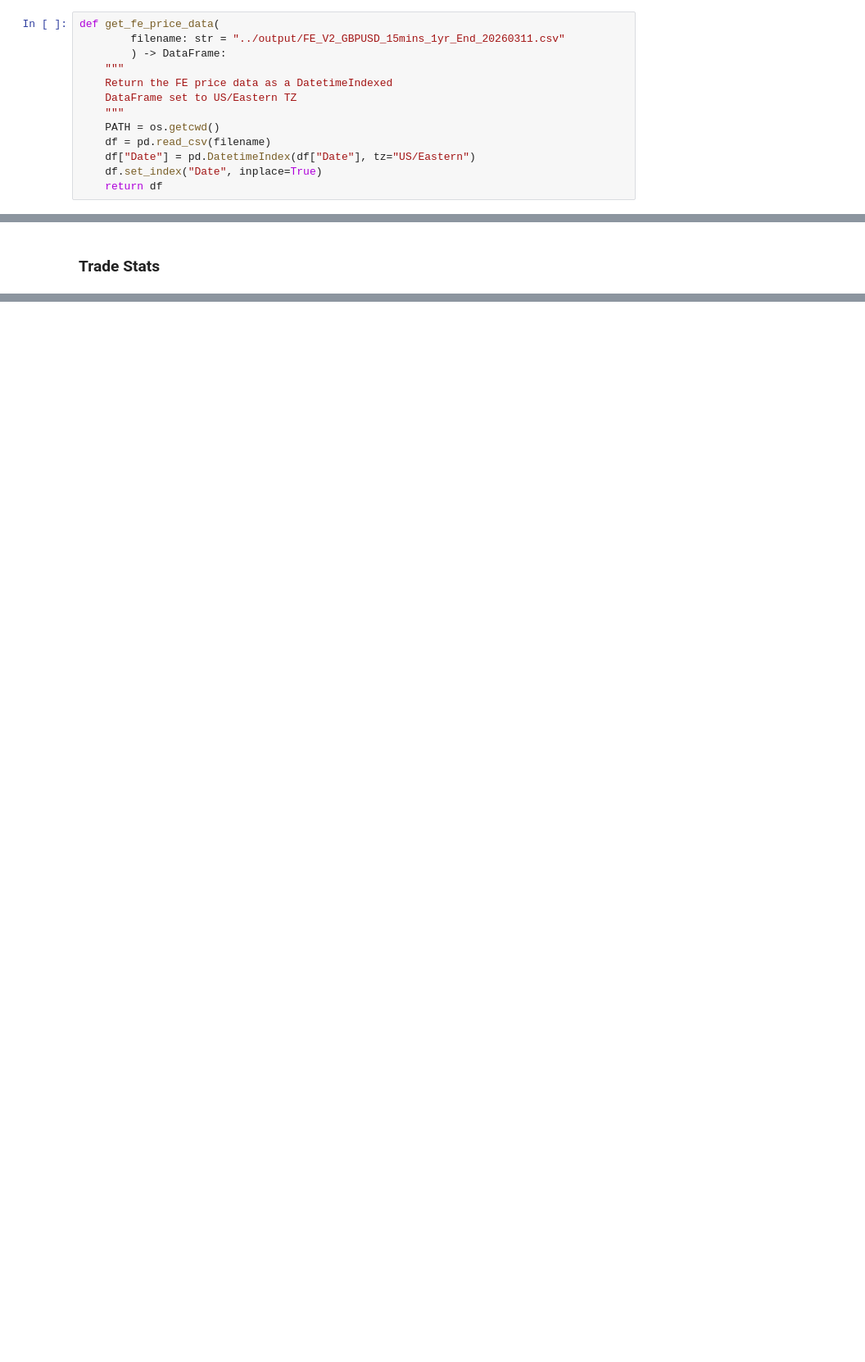
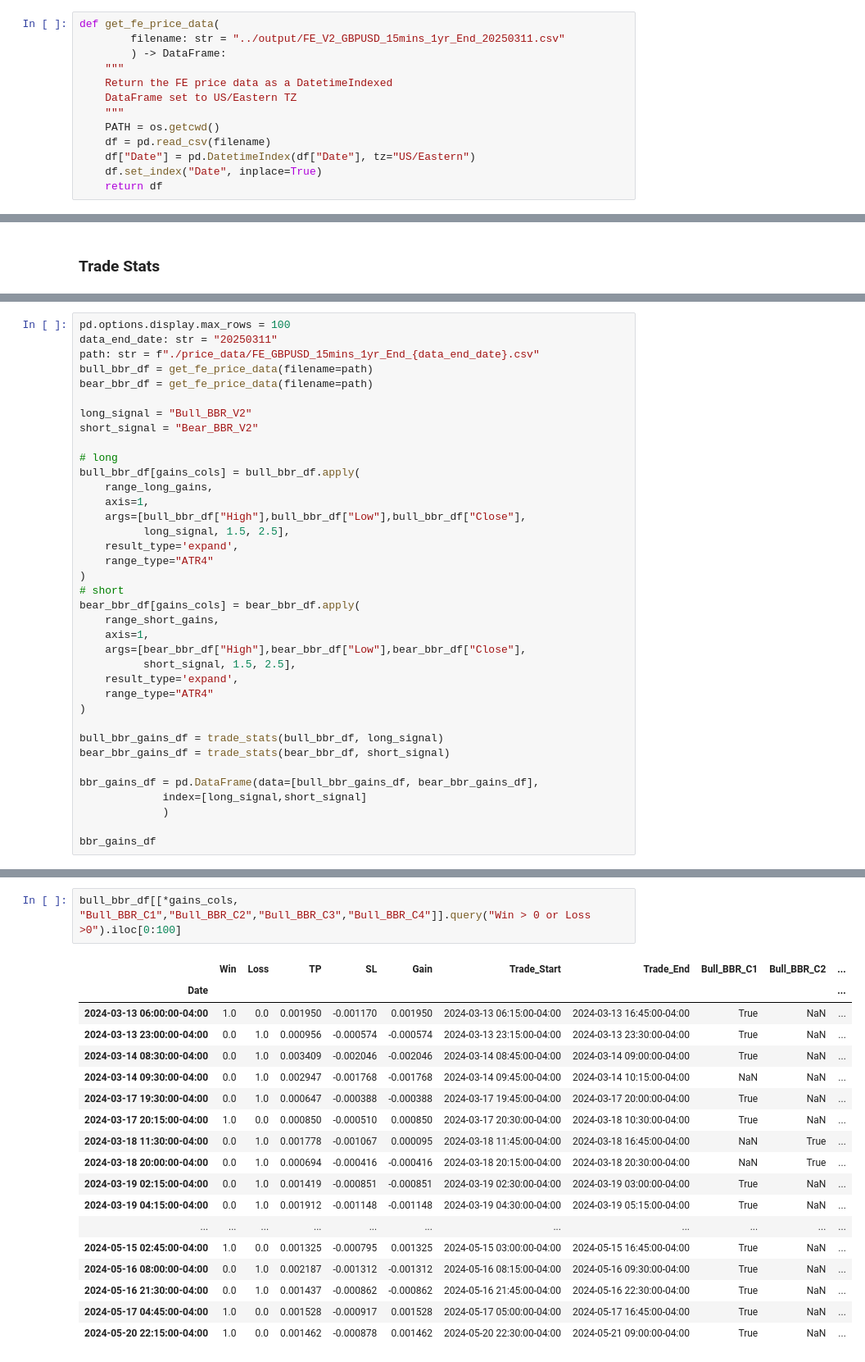
Before and after one commit to root-at-iyn/FXTradingResearch, a Jupyter notebook: research/bb_reversal_v1.ipynb, the cells around one changed output, grey strips where cells are left out. Shown at 82% size. Cells and saved outputs as stored; diff of their text form; blank space fills up the shorter version.

Commit message:
initial signal backtest for BO, SMA_BO, and BBR_V2

```diff
--- a/research/bb_reversal_v1.ipynb
+++ b/research/bb_reversal_v1.ipynb
@@ -14,7 +14,7 @@ import plotly.graph_objects as go
 ### Get FE Data
 # %%
 def get_fe_price_data(
-        filename: str = "../output/FE_V2_GBPUSD_15mins_1yr_End_20260311.csv"
+        filename: str = "../output/FE_V2_GBPUSD_15mins_1yr_End_20250311.csv"
         ) -> DataFrame:
     """
     Return the FE price data as a DatetimeIndexed
@@ -237,0 +414,37 @@ def trade_stats(df: DataFrame, signal_name: str):
+# %%
+pd.options.display.max_rows = 100
+data_end_date: str = "20250311"
+path: str = f"./price_data/FE_GBPUSD_15mins_1yr_End_{data_end_date}.csv"
+bull_bbr_df = get_fe_price_data(filename=path)
+bear_bbr_df = get_fe_price_data(filename=path)
+
+long_signal = "Bull_BBR_V2"
+short_signal = "Bear_BBR_V2"
+
+# long
+bull_bbr_df[gains_cols] = bull_bbr_df.apply(
+    range_long_gains,
+    axis=1,
+    args=[bull_bbr_df["High"],bull_bbr_df["Low"],bull_bbr_df["Close"],
+          long_signal, 1.5, 2.5],
+    result_type='expand',
+    range_type="ATR4"
+)
+# short
+bear_bbr_df[gains_cols] = bear_bbr_df.apply(
+    range_short_gains,
+    axis=1,
+    args=[bear_bbr_df["High"],bear_bbr_df["Low"],bear_bbr_df["Close"],
+          short_signal, 1.5, 2.5],
+    result_type='expand',
+    range_type="ATR4"
+)
+
+bull_bbr_gains_df = trade_stats(bull_bbr_df, long_signal)
+bear_bbr_gains_df = trade_stats(bear_bbr_df, short_signal)
+
+bbr_gains_df = pd.DataFrame(data=[bull_bbr_gains_df, bear_bbr_gains_df],
+             index=[long_signal,short_signal]
+             )
+
+bbr_gains_df
@@ -237,0 +455,21 @@ def trade_stats(df: DataFrame, signal_name: str):
+# %%
+bull_bbr_df[[*gains_cols, "Bull_BBR_C1","Bull_BBR_C2","Bull_BBR_C3","Bull_BBR_C4"]].query("Win > 0 or Loss >0").iloc[0:100]
+# %% [output]
+|  | Win | Loss | TP | SL | Gain | Trade_Start | Trade_End | Bull_BBR_C1 | Bull_BBR_C2 | ... |
+| Date |  |  |  |  |  |  |  |  |  | ... |
+| 2024-03-13 06:00:00-04:00 | 1.0 | 0.0 | 0.001950 | -0.001170 | 0.001950 | 2024-03-13 06:15:00-04:00 | 2024-03-13 16:45:00-04:00 | True | NaN | ... |
+| 2024-03-13 23:00:00-04:00 | 0.0 | 1.0 | 0.000956 | -0.000574 | -0.000574 | 2024-03-13 23:15:00-04:00 | 2024-03-13 23:30:00-04:00 | True | NaN | ... |
+| 2024-03-14 08:30:00-04:00 | 0.0 | 1.0 | 0.003409 | -0.002046 | -0.002046 | 2024-03-14 08:45:00-04:00 | 2024-03-14 09:00:00-04:00 | True | NaN | ... |
+| 2024-03-14 09:30:00-04:00 | 0.0 | 1.0 | 0.002947 | -0.001768 | -0.001768 | 2024-03-14 09:45:00-04:00 | 2024-03-14 10:15:00-04:00 | NaN | NaN | ... |
+| 2024-03-17 19:30:00-04:00 | 0.0 | 1.0 | 0.000647 | -0.000388 | -0.000388 | 2024-03-17 19:45:00-04:00 | 2024-03-17 20:00:00-04:00 | True | NaN | ... |
+| 2024-03-17 20:15:00-04:00 | 1.0 | 0.0 | 0.000850 | -0.000510 | 0.000850 | 2024-03-17 20:30:00-04:00 | 2024-03-18 10:30:00-04:00 | True | NaN | ... |
+| 2024-03-18 11:30:00-04:00 | 0.0 | 1.0 | 0.001778 | -0.001067 | 0.000095 | 2024-03-18 11:45:00-04:00 | 2024-03-18 16:45:00-04:00 | NaN | True | ... |
+| 2024-03-18 20:00:00-04:00 | 0.0 | 1.0 | 0.000694 | -0.000416 | -0.000416 | 2024-03-18 20:15:00-04:00 | 2024-03-18 20:30:00-04:00 | NaN | True | ... |
+| 2024-03-19 02:15:00-04:00 | 0.0 | 1.0 | 0.001419 | -0.000851 | -0.000851 | 2024-03-19 02:30:00-04:00 | 2024-03-19 03:00:00-04:00 | True | NaN | ... |
+| 2024-03-19 04:15:00-04:00 | 0.0 | 1.0 | 0.001912 | -0.001148 | -0.001148 | 2024-03-19 04:30:00-04:00 | 2024-03-19 05:15:00-04:00 | True | NaN | ... |
+| ... | ... | ... | ... | ... | ... | ... | ... | ... | ... | ... |
+| 2024-05-15 02:45:00-04:00 | 1.0 | 0.0 | 0.001325 | -0.000795 | 0.001325 | 2024-05-15 03:00:00-04:00 | 2024-05-15 16:45:00-04:00 | True | NaN | ... |
+| 2024-05-16 08:00:00-04:00 | 0.0 | 1.0 | 0.002187 | -0.001312 | -0.001312 | 2024-05-16 08:15:00-04:00 | 2024-05-16 09:30:00-04:00 | True | NaN | ... |
+| 2024-05-16 21:30:00-04:00 | 0.0 | 1.0 | 0.001437 | -0.000862 | -0.000862 | 2024-05-16 21:45:00-04:00 | 2024-05-16 22:30:00-04:00 | True | NaN | ... |
+| 2024-05-17 04:45:00-04:00 | 1.0 | 0.0 | 0.001528 | -0.000917 | 0.001528 | 2024-05-17 05:00:00-04:00 | 2024-05-17 16:45:00-04:00 | True | NaN | ... |
+| 2024-05-20 22:15:00-04:00 | 1.0 | 0.0 | 0.001462 | -0.000878 | 0.001462 | 2024-05-20 22:30:00-04:00 | 2024-05-21 09:00:00-04:00 | True | NaN | ... |
```
Also changed, not shown: parts of 13 cells of this notebook, 5 other files.
